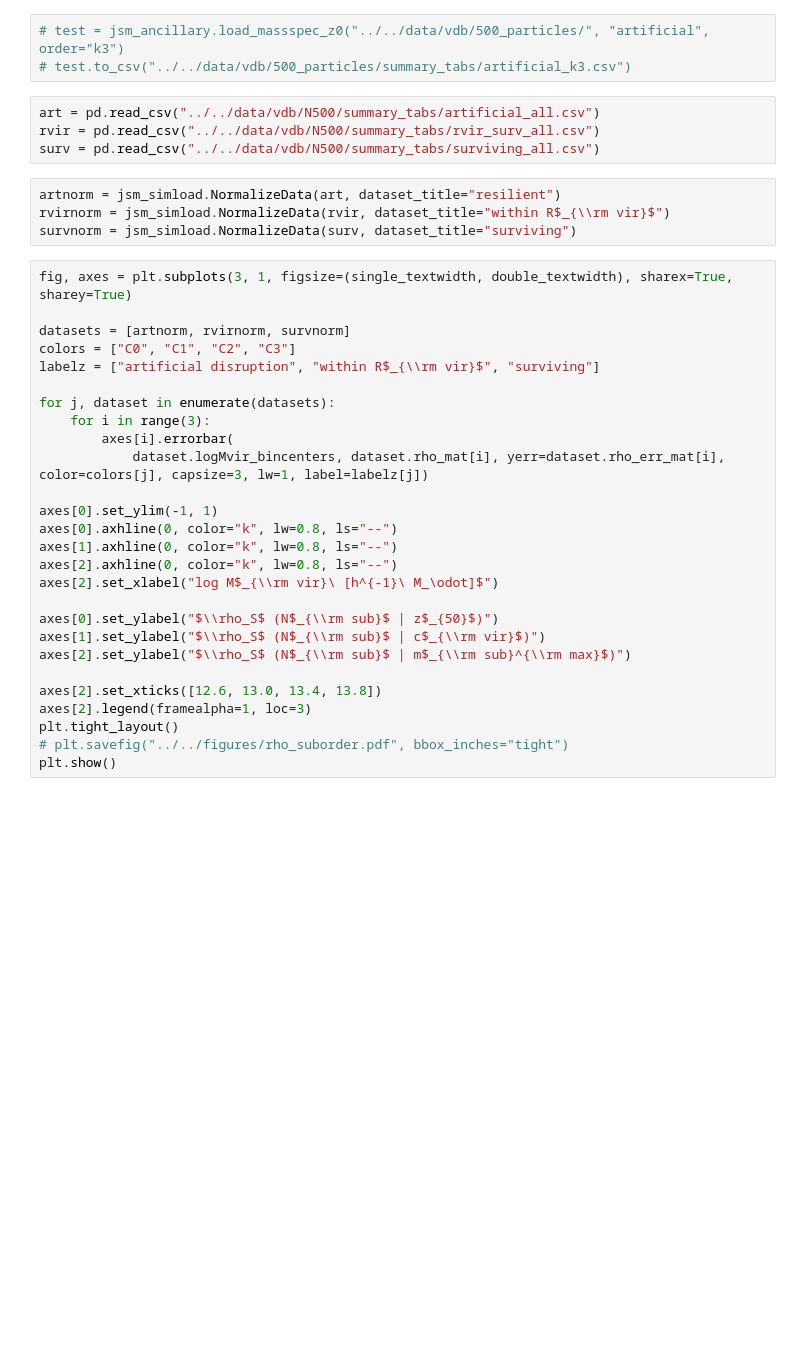
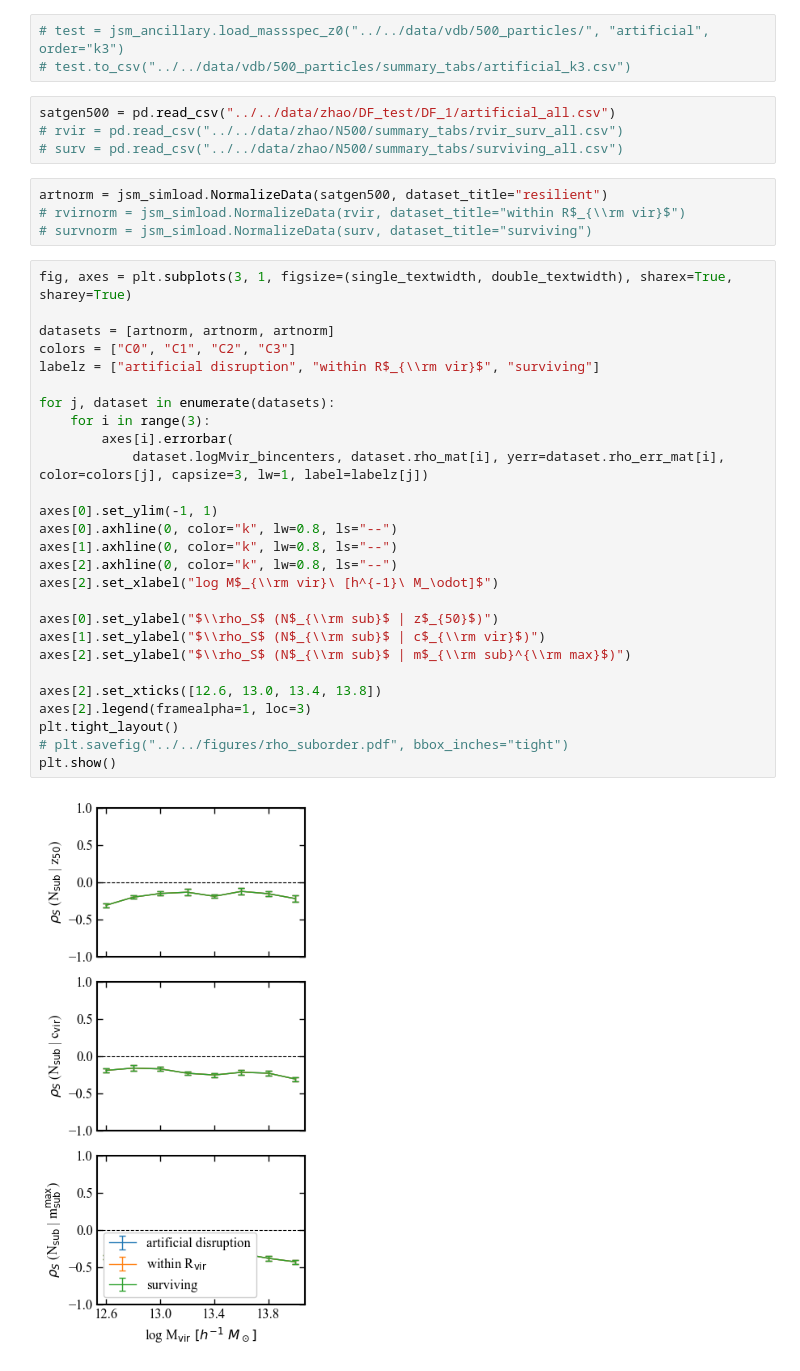
Before and after one commit to jsmonzon/MassSpec, a Jupyter notebook: notebooks/correlations/regimes.ipynb, the cells around one changed output. Saved outputs shown, nothing was run; the diff lists cells and outputs as text; blank space fills up the shorter version.

```diff
--- a/notebooks/correlations/regimes.ipynb
+++ b/notebooks/correlations/regimes.ipynb
@@ -54,37 +54,39 @@ levelz = [1-0.99, 1-0.95, 1-0.68]
 # test = jsm_ancillary.load_massspec_z0("../../data/vdb/500_particles/", "artificial", order="k3")
 # test.to_csv("../../data/vdb/500_particles/summary_tabs/artificial_k3.csv")
 # %%
-art = pd.read_csv("../../data/vdb/N500/summary_tabs/artificial_all.csv")
-rvir = pd.read_csv("../../data/vdb/N500/summary_tabs/rvir_surv_all.csv")
-surv = pd.read_csv("../../data/vdb/N500/summary_tabs/surviving_all.csv")
+satgen500 = pd.read_csv("../../data/zhao/DF_test/DF_1/artificial_all.csv")
+# rvir = pd.read_csv("../../data/zhao/N500/summary_tabs/rvir_surv_all.csv")
+# surv = pd.read_csv("../../data/zhao/N500/summary_tabs/surviving_all.csv")
 # %%
-artnorm = jsm_simload.NormalizeData(art, dataset_title="resilient")
-rvirnorm = jsm_simload.NormalizeData(rvir, dataset_title="within R$_{\\rm vir}$")
-survnorm = jsm_simload.NormalizeData(surv, dataset_title="surviving")
+artnorm = jsm_simload.NormalizeData(satgen500, dataset_title="resilient")
+# rvirnorm = jsm_simload.NormalizeData(rvir, dataset_title="within R$_{\\rm vir}$")
+# survnorm = jsm_simload.NormalizeData(surv, dataset_title="surviving")
 # %%
 fig, axes = plt.subplots(3, 1, figsize=(single_textwidth, double_textwidth), sharex=True, sharey=True)
 
-datasets = [artnorm, rvirnorm, survnorm]
+datasets = [artnorm, artnorm, artnorm]
 colors = ["C0", "C1", "C2", "C3"]
 labelz = ["artificial disruption", "within R$_{\\rm vir}$", "surviving"]
 
 for j, dataset in enumerate(datasets):
     for i in range(3):
         axes[i].errorbar(
             dataset.logMvir_bincenters, dataset.rho_mat[i], yerr=dataset.rho_err_mat[i], color=colors[j], capsize=3, lw=1, label=labelz[j])
 
 axes[0].set_ylim(-1, 1)
 axes[0].axhline(0, color="k", lw=0.8, ls="--")
 axes[1].axhline(0, color="k", lw=0.8, ls="--")
 axes[2].axhline(0, color="k", lw=0.8, ls="--")
 axes[2].set_xlabel("log M$_{\\rm vir}\ [h^{-1}\ M_\odot]$")
 
 axes[0].set_ylabel("$\\rho_S$ (N$_{\\rm sub}$ | z$_{50}$)")
 axes[1].set_ylabel("$\\rho_S$ (N$_{\\rm sub}$ | c$_{\\rm vir}$)")
 axes[2].set_ylabel("$\\rho_S$ (N$_{\\rm sub}$ | m$_{\\rm sub}^{\\rm max}$)")
 
 axes[2].set_xticks([12.6, 13.0, 13.4, 13.8])
 axes[2].legend(framealpha=1, loc=3)
 plt.tight_layout()
 # plt.savefig("../../figures/rho_suborder.pdf", bbox_inches="tight")
 plt.show()
+# %% [output]
+[figure, added]
```
Also changed, not shown: parts of 15 cells of this notebook, 12 other files.
